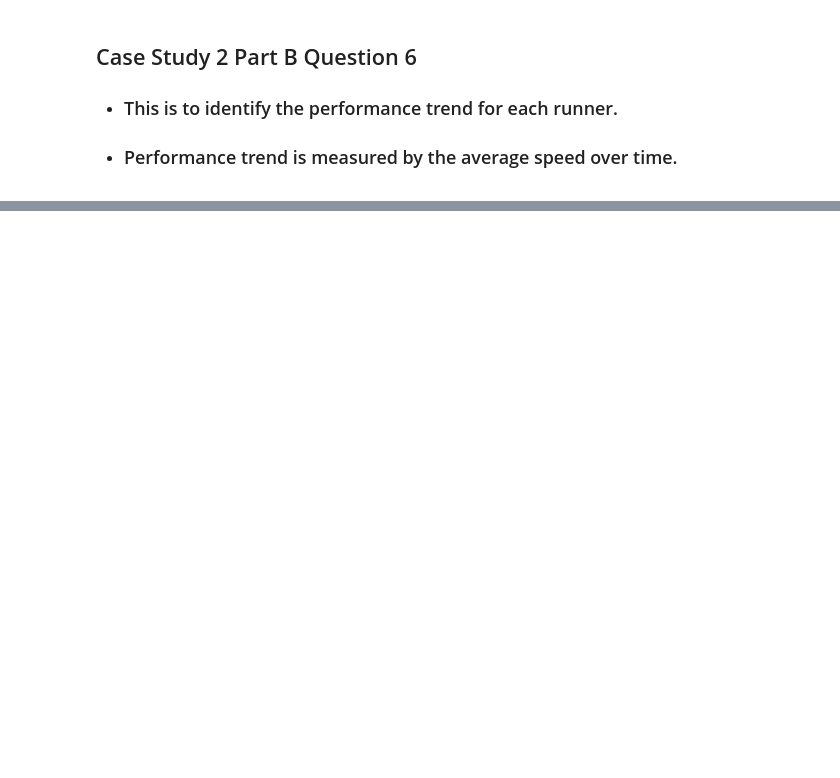
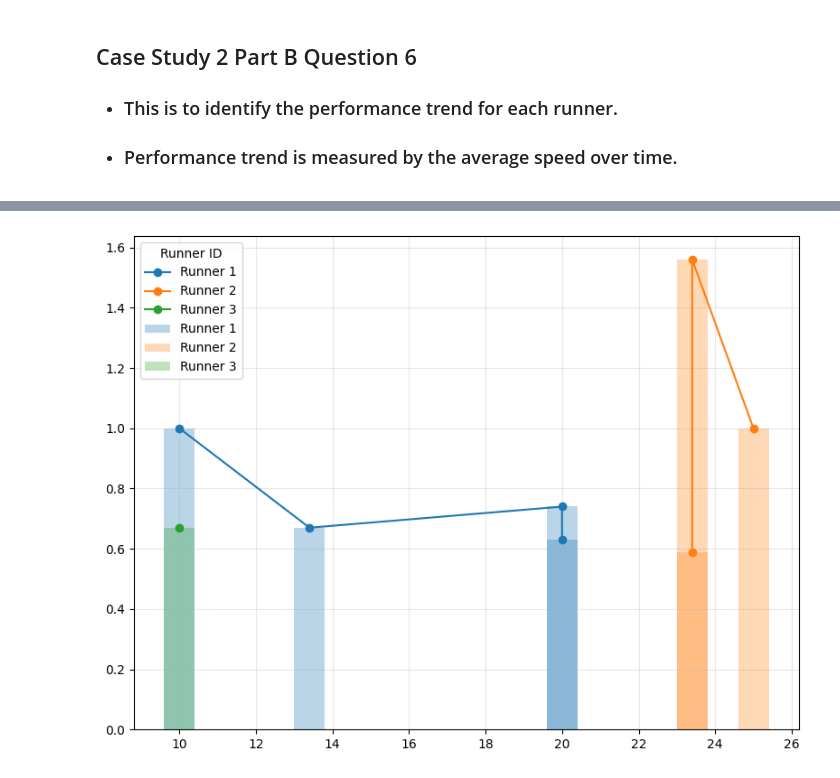
Before and after one commit to nacht29/8-Week-SQL-Challenge, a Jupyter notebook: pizza_runner/Part B: Runner and Customer Experience/partB.ipynb, the cells around one changed output, grey strips where cells are left out. Cells and saved outputs as stored; diff of their text form; code cells hidden in the pictures; blank space fills up the shorter version.

```diff
--- a/pizza_runner/Part B: Runner and Customer Experience/partB.ipynb
+++ b/pizza_runner/Part B: Runner and Customer Experience/partB.ipynb
@@ -33,0 +74,22 @@ plt.show()
+# %%
+import pandas as pd
+import seaborn as sns
+import numpy as np
+import matplotlib.pyplot as plt
+
+df = pd.read_csv('runner_data.csv')
+plt.figure(figsize=(8,6))
+
+for runner_id in df['runner_id'].unique():
+    runner_data = df[df['runner_id'] == runner_id]
+    runner_data = runner_data.sort_values('distance')
+    plt.bar(runner_data['distance'], runner_data['avg_speed'],  alpha=0.3, label=f'Runner {runner_id}')
+    plt.plot(runner_data['distance'], runner_data['avg_speed'], marker='o', label=f'Runner {runner_id}')
+
+
+plt.legend(title='Runner ID')
+plt.grid(True, alpha=0.3)
+plt.tight_layout()
+plt.show()
+# %% [output]
+[figure, added]
```
Also changed, not shown: parts of 3 cells of this notebook, 1 other file.
